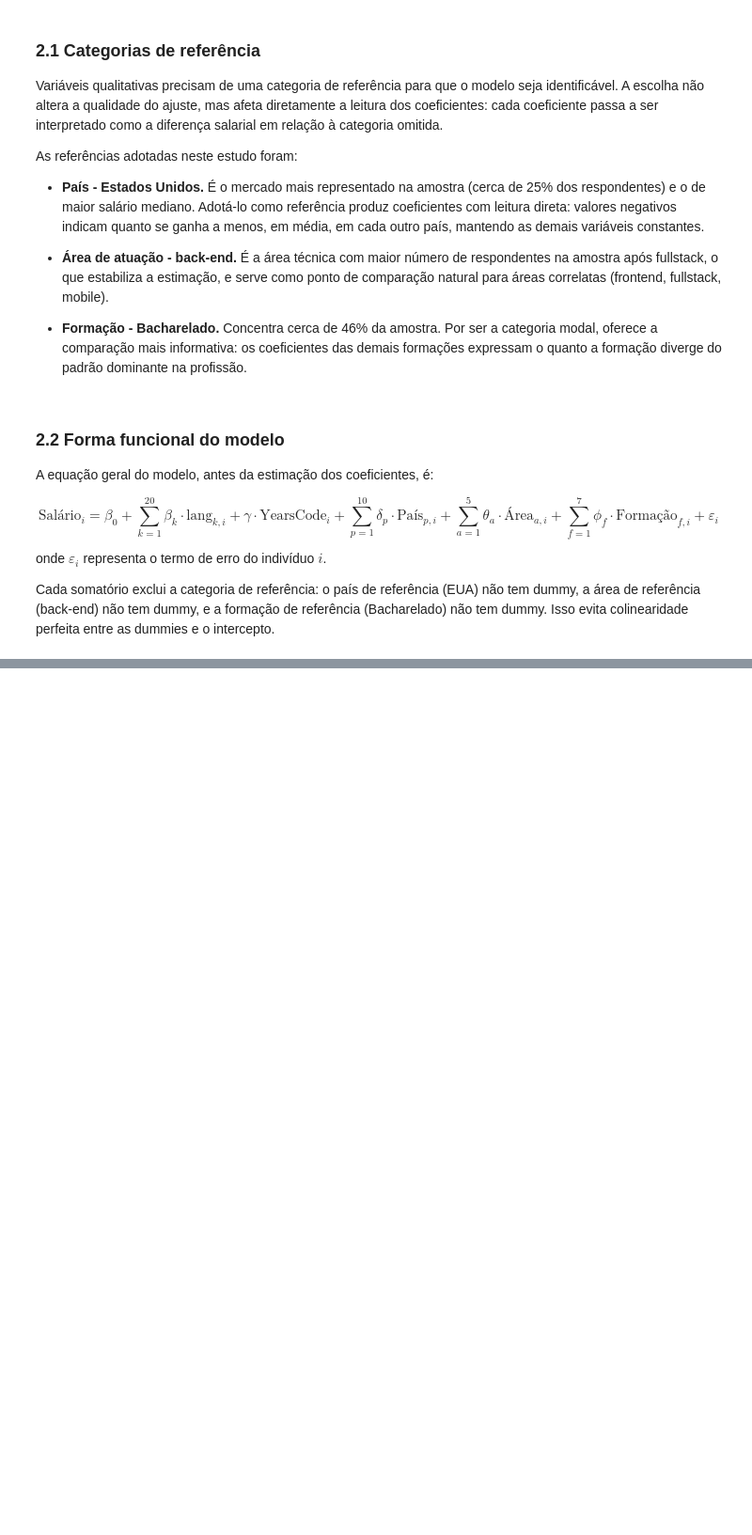
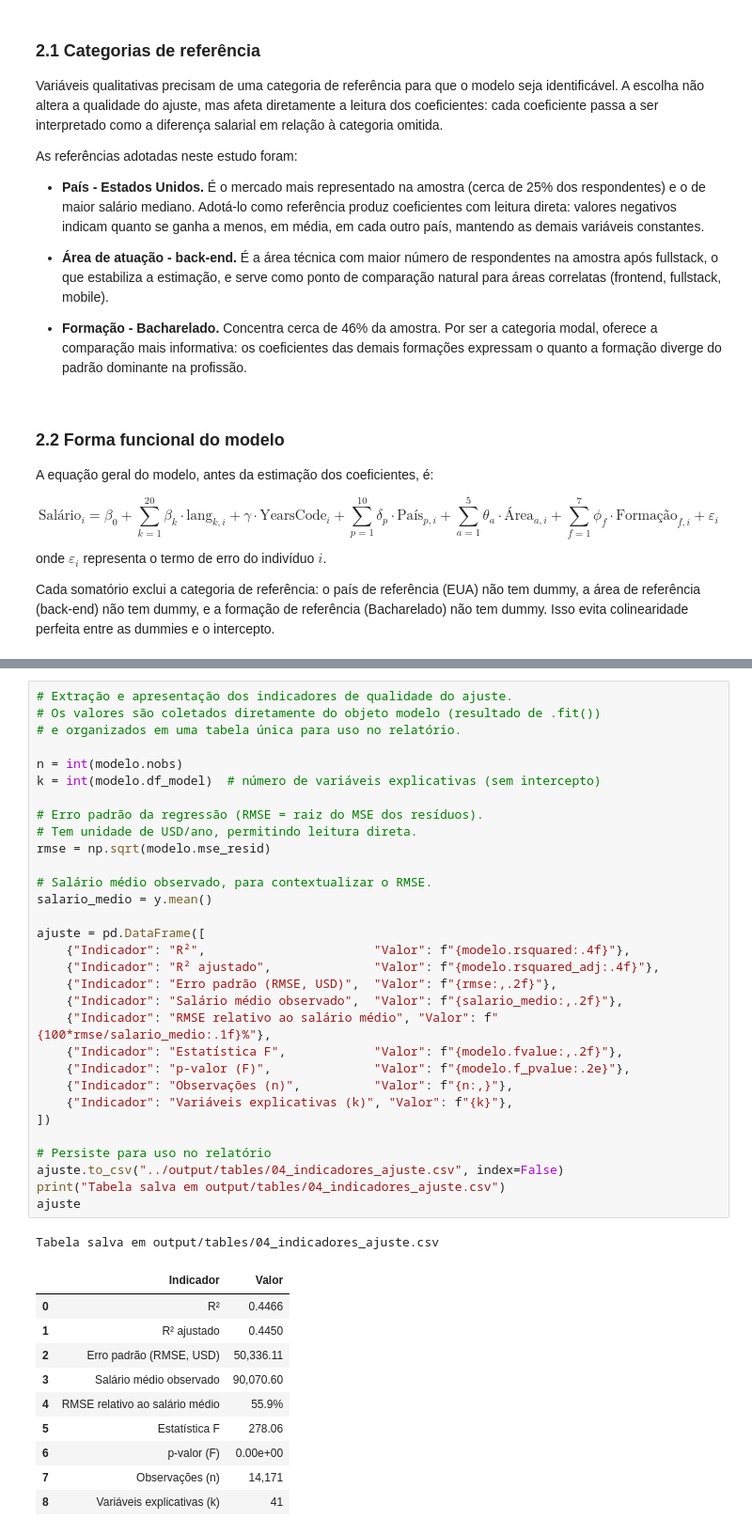
Before and after one commit to ksobreira/stackoverflow-salary-regression, a Jupyter notebook: notebooks/04_modelo_global.ipynb, the cells around one changed output, grey strips where cells are left out. Shown at 94% size. Saved outputs shown, nothing was run; the diff lists cells and outputs as text; blank space fills up the shorter version.

```diff
--- a/notebooks/04_modelo_global.ipynb
+++ b/notebooks/04_modelo_global.ipynb
@@ -226,0 +379,43 @@ colinearidade perfeita entre as dummies e o intercepto.
+# %%
+# Extração e apresentação dos indicadores de qualidade do ajuste.
+# Os valores são coletados diretamente do objeto modelo (resultado de .fit())
+# e organizados em uma tabela única para uso no relatório.
+
+n = int(modelo.nobs)
+k = int(modelo.df_model)  # número de variáveis explicativas (sem intercepto)
+
+# Erro padrão da regressão (RMSE = raiz do MSE dos resíduos).
+# Tem unidade de USD/ano, permitindo leitura direta.
+rmse = np.sqrt(modelo.mse_resid)
+
+# Salário médio observado, para contextualizar o RMSE.
+salario_medio = y.mean()
+
+ajuste = pd.DataFrame([
+    {"Indicador": "R²",                       "Valor": f"{modelo.rsquared:.4f}"},
+    {"Indicador": "R² ajustado",              "Valor": f"{modelo.rsquared_adj:.4f}"},
+    {"Indicador": "Erro padrão (RMSE, USD)",  "Valor": f"{rmse:,.2f}"},
+    {"Indicador": "Salário médio observado",  "Valor": f"{salario_medio:,.2f}"},
+    {"Indicador": "RMSE relativo ao salário médio", "Valor": f"{100*rmse/salario_medio:.1f}%"},
+    {"Indicador": "Estatística F",            "Valor": f"{modelo.fvalue:,.2f}"},
+    {"Indicador": "p-valor (F)",              "Valor": f"{modelo.f_pvalue:.2e}"},
+    {"Indicador": "Observações (n)",          "Valor": f"{n:,}"},
+    {"Indicador": "Variáveis explicativas (k)", "Valor": f"{k}"},
+])
+
+# Persiste para uso no relatório
+ajuste.to_csv("../output/tables/04_indicadores_ajuste.csv", index=False)
+print("Tabela salva em output/tables/04_indicadores_ajuste.csv")
+ajuste
+# %% [output]
+Tabela salva em output/tables/04_indicadores_ajuste.csv
+|  | Indicador | Valor |
+| 0 | R² | 0.4466 |
+| 1 | R² ajustado | 0.4450 |
+| 2 | Erro padrão (RMSE, USD) | 50,336.11 |
+| 3 | Salário médio observado | 90,070.60 |
+| 4 | RMSE relativo ao salário médio | 55.9% |
+| 5 | Estatística F | 278.06 |
+| 6 | p-valor (F) | 0.00e+00 |
+| 7 | Observações (n) | 14,171 |
+| 8 | Variáveis explicativas (k) | 41 |
```
Also changed, not shown: parts of 31 cells of this notebook.
